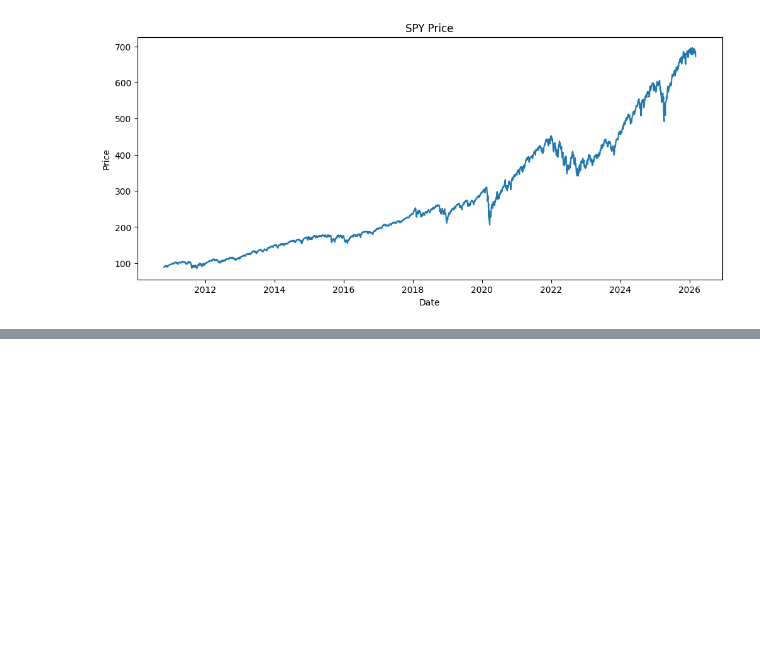
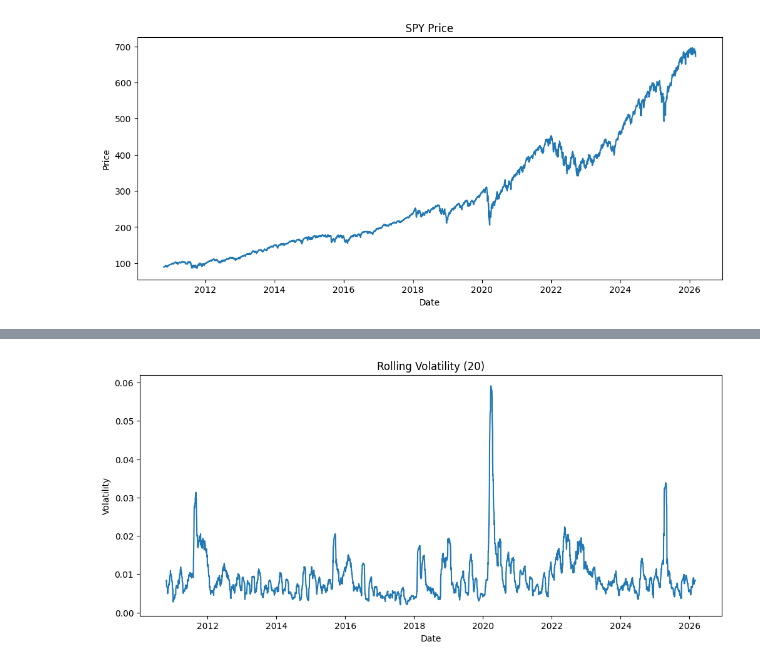
Before and after one commit to akhyear/MarketRegimeDetection, a Jupyter notebook: notebook/01_market_regime_data_pipeline.ipynb, the cells around one changed output, grey strips where cells are left out. Drawn from its saved outputs; the diff is of its cells as text; code cells hidden in the pictures; blank space fills up the shorter version.

```diff
--- a/notebook/01_market_regime_data_pipeline.ipynb
+++ b/notebook/01_market_regime_data_pipeline.ipynb
@@ -150,0 +162,9 @@ plt.show()
+# %%
+plt.figure(figsize=(12,5))
+plt.plot(df.index, df["volatility_20"])
+plt.title("Rolling Volatility (20)")
+plt.xlabel("Date")
+plt.ylabel("Volatility")
+plt.show()
+# %% [output]
+[figure, added]
```
Also changed, not shown: parts of 2 cells of this notebook.
